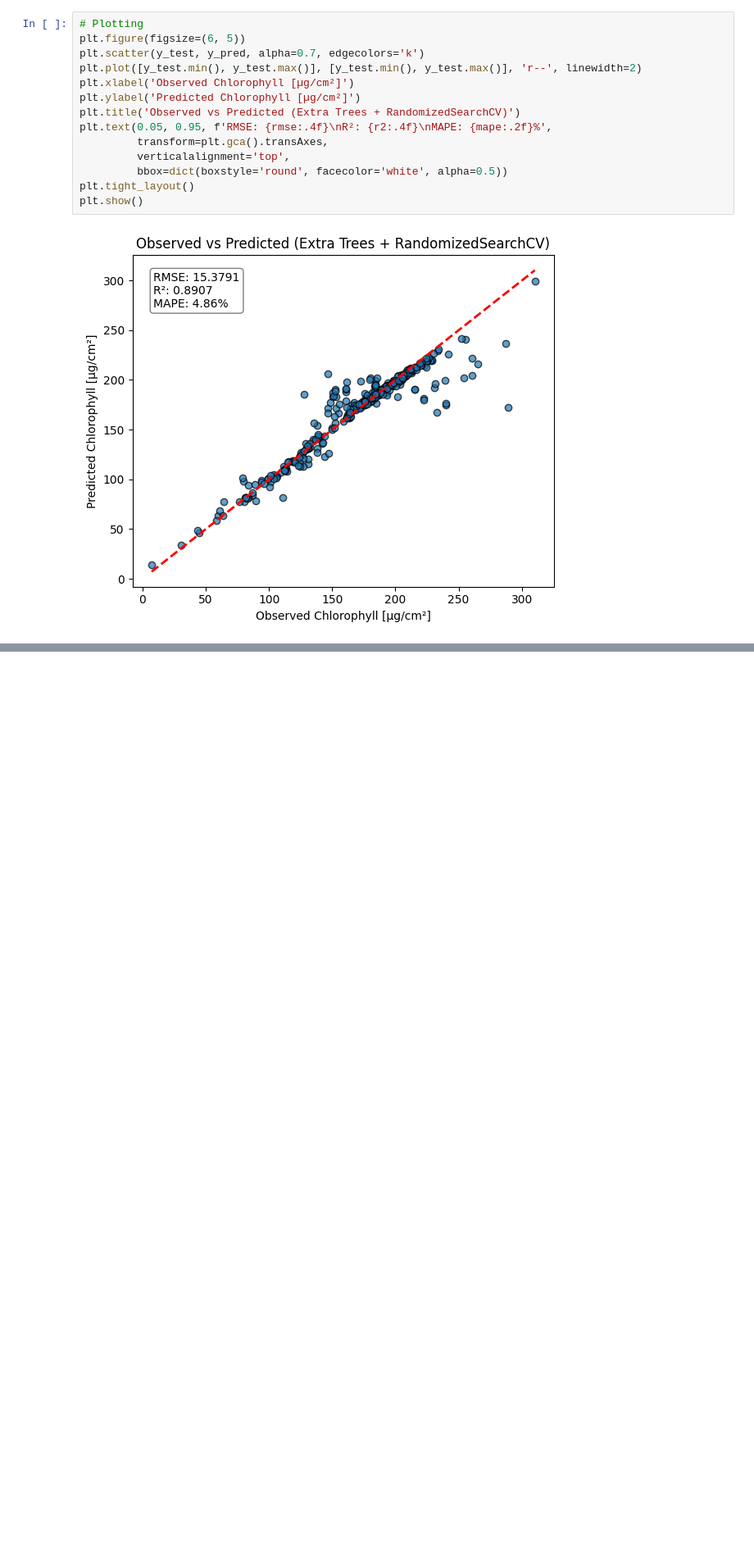
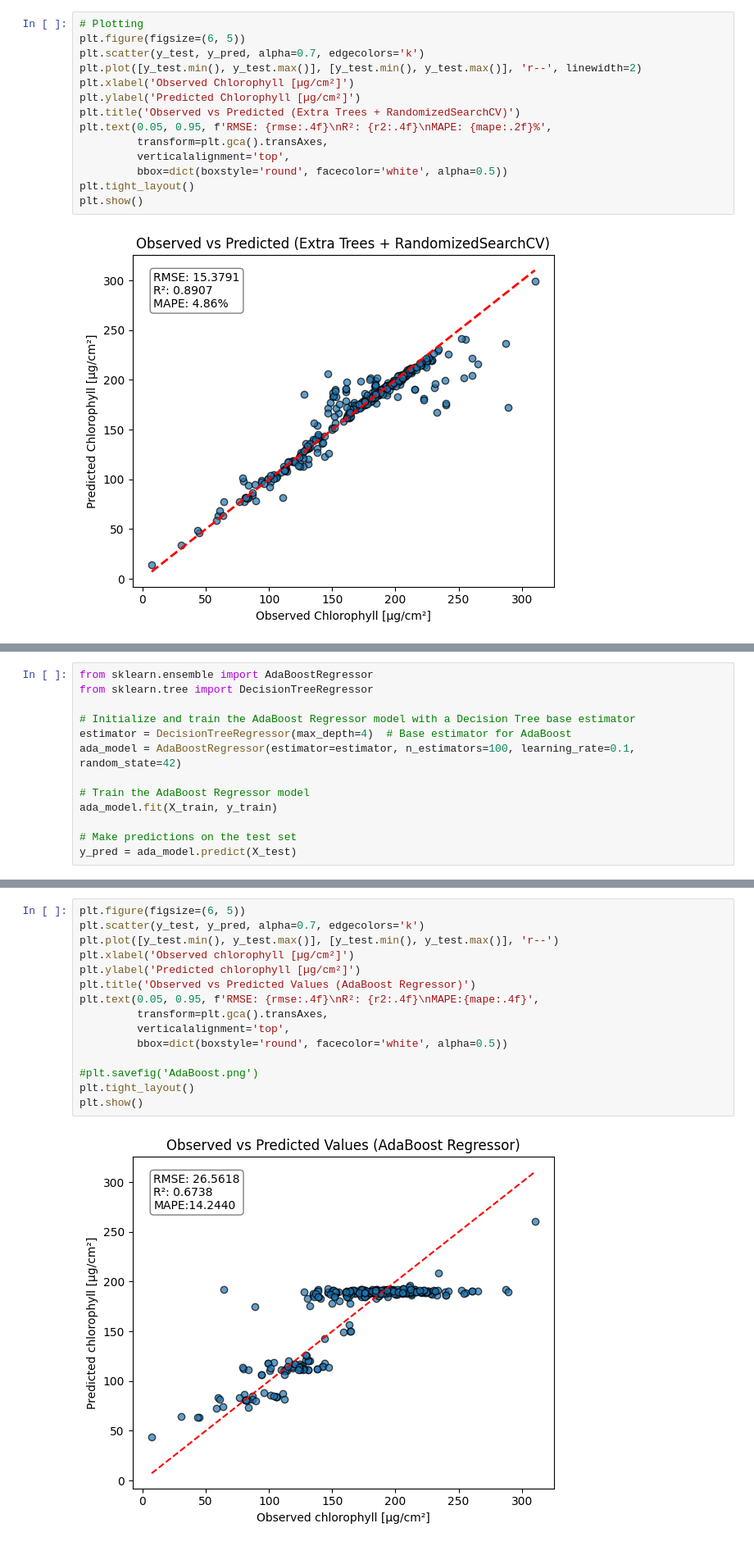
Before and after one commit to haricharnbytes/Chlorophyll_prediction, a Jupyter notebook: chlorophyll.ipynb, the cells around one changed output, grey strips where cells are left out. Shown at 82% size. Saved outputs shown, nothing was run; the diff lists cells and outputs as text; blank space fills up the shorter version.

Commit message:
added AdaBoost

```diff
--- a/chlorophyll.ipynb
+++ b/chlorophyll.ipynb
@@ -903,0 +906,13 @@ plt.show()
+# %%
+from sklearn.ensemble import AdaBoostRegressor
+from sklearn.tree import DecisionTreeRegressor
+
+# Initialize and train the AdaBoost Regressor model with a Decision Tree base estimator
+estimator = DecisionTreeRegressor(max_depth=4)  # Base estimator for AdaBoost
+ada_model = AdaBoostRegressor(estimator=estimator, n_estimators=100, learning_rate=0.1, random_state=42)
+
+# Train the AdaBoost Regressor model
+ada_model.fit(X_train, y_train)
+
+# Make predictions on the test set
+y_pred = ada_model.predict(X_test)
@@ -903,0 +935,17 @@ plt.show()
+# %%
+plt.figure(figsize=(6, 5))
+plt.scatter(y_test, y_pred, alpha=0.7, edgecolors='k')
+plt.plot([y_test.min(), y_test.max()], [y_test.min(), y_test.max()], 'r--')
+plt.xlabel('Observed chlorophyll [µg/cm²]')
+plt.ylabel('Predicted chlorophyll [µg/cm²]')
+plt.title('Observed vs Predicted Values (AdaBoost Regressor)')
+plt.text(0.05, 0.95, f'RMSE: {rmse:.4f}\nR²: {r2:.4f}\nMAPE:{mape:.4f}',
+         transform=plt.gca().transAxes,
+         verticalalignment='top',
+         bbox=dict(boxstyle='round', facecolor='white', alpha=0.5))
+
+#plt.savefig('AdaBoost.png')
+plt.tight_layout()
+plt.show()
+# %% [output]
+[figure, added]
```
Also changed, not shown: parts of 12 cells of this notebook.
